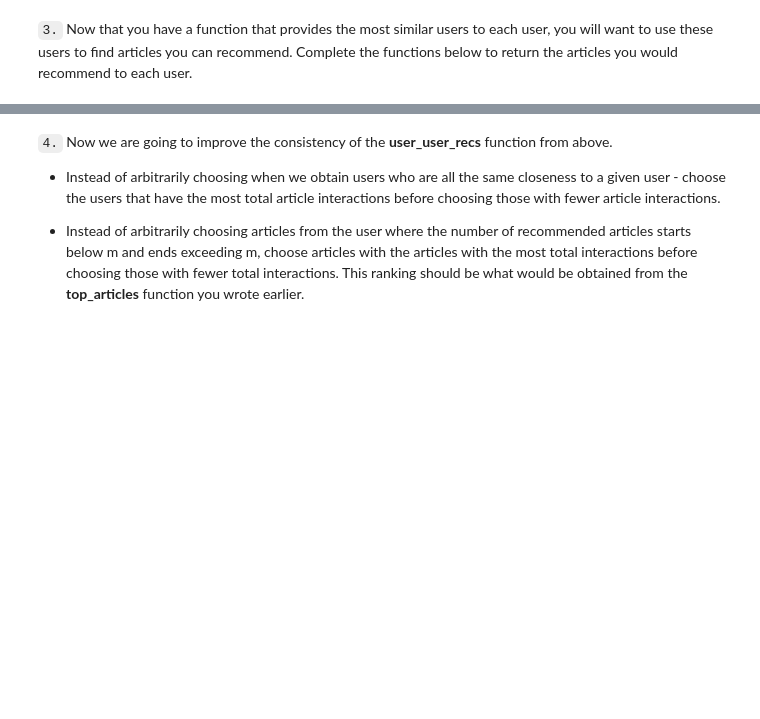
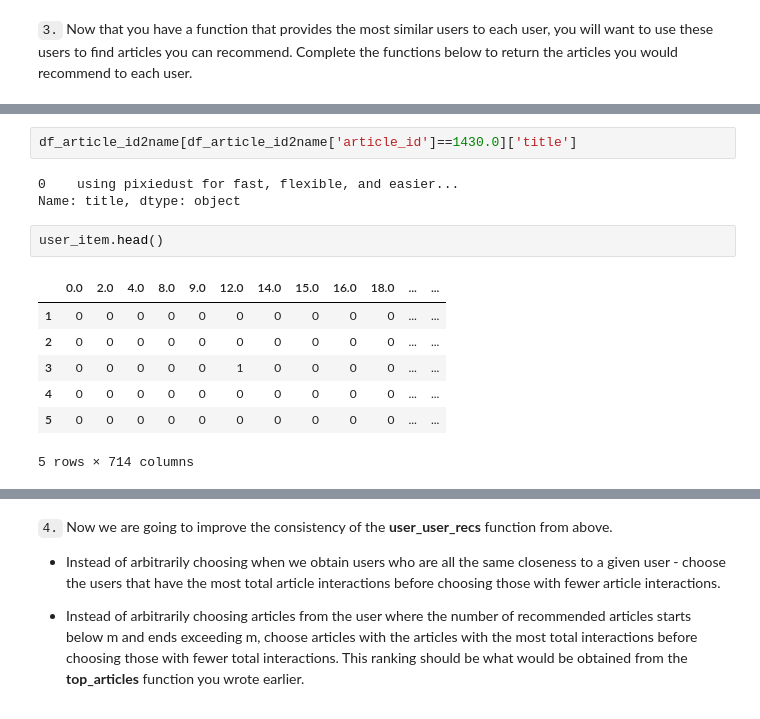
Before and after one commit to xueweiyema/RecommendationsWithIBM, a Jupyter notebook: Recommendations_with_IBM.ipynb, the cells around one changed output, grey strips where cells are left out. Cells and saved outputs as stored; diff of their text form; blank space fills up the shorter version.

```diff
--- a/Recommendations_with_IBM.ipynb
+++ b/Recommendations_with_IBM.ipynb
@@ -481,0 +513,15 @@ print("The 3 most similar users to user 46 are: {}".format(find_similar_users(46
+# %%
+df_article_id2name[df_article_id2name['article_id']==1430.0]['title']
+# %% [output]
+0    using pixiedust for fast, flexible, and easier...
+Name: title, dtype: object
+# %%
+user_item.head()
+# %% [output]
+|  | 0.0 | 2.0 | 4.0 | 8.0 | 9.0 | 12.0 | 14.0 | 15.0 | 16.0 | 18.0 | ... | ... |
+| 1 | 0 | 0 | 0 | 0 | 0 | 0 | 0 | 0 | 0 | 0 | ... | ... |
+| 2 | 0 | 0 | 0 | 0 | 0 | 0 | 0 | 0 | 0 | 0 | ... | ... |
+| 3 | 0 | 0 | 0 | 0 | 0 | 1 | 0 | 0 | 0 | 0 | ... | ... |
+| 4 | 0 | 0 | 0 | 0 | 0 | 0 | 0 | 0 | 0 | 0 | ... | ... |
+| 5 | 0 | 0 | 0 | 0 | 0 | 0 | 0 | 0 | 0 | 0 | ... | ... |
+5 rows × 714 columns
```
Also changed, not shown: parts of 13 cells of this notebook.
